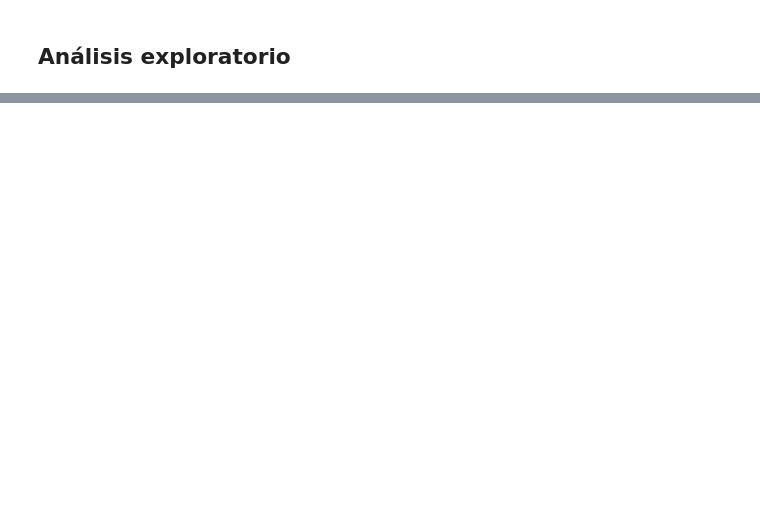
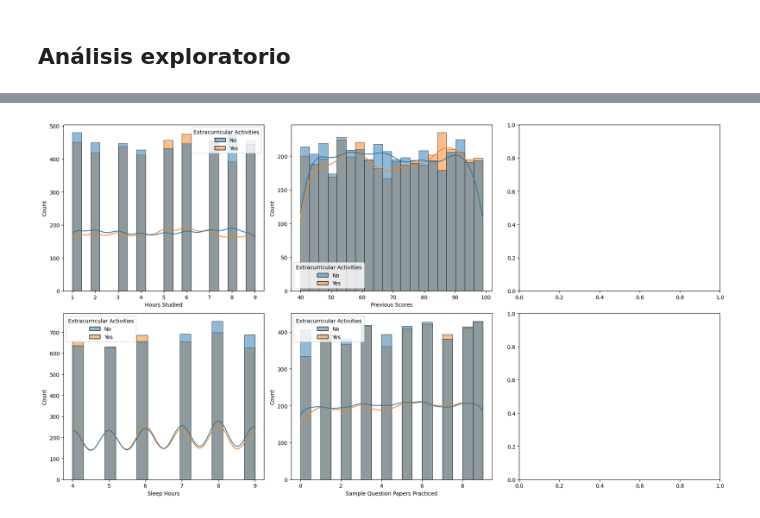
Before and after one commit to nacho-gonz/TPs-AA2, a Jupyter notebook: Problema1/TP1_P1.ipynb, the cells around one changed output, grey strips where cells are left out. Cells and saved outputs as stored; diff of their text form; code cells hidden in the pictures; blank space fills up the shorter version.

```diff
--- a/Problema1/TP1_P1.ipynb
+++ b/Problema1/TP1_P1.ipynb
@@ -148,0 +145,12 @@ memory usage: 300.0+ KB
+# %%
+fig2, axes2 = plt.subplots(2,3)
+
+for name, ax in zip(x_temp, axes2.flatten()):
+    if name != 'Extracurricular Activities':
+        sns.histplot(x=name, data=x_temp, ax=ax,kde=True, hue='Extracurricular Activities')
+
+fig2.set_size_inches(18,10)
+plt.tight_layout()
+plt.show()
+# %% [output]
+[figure, added]
```
Also changed, not shown: parts of 23 cells of this notebook.
